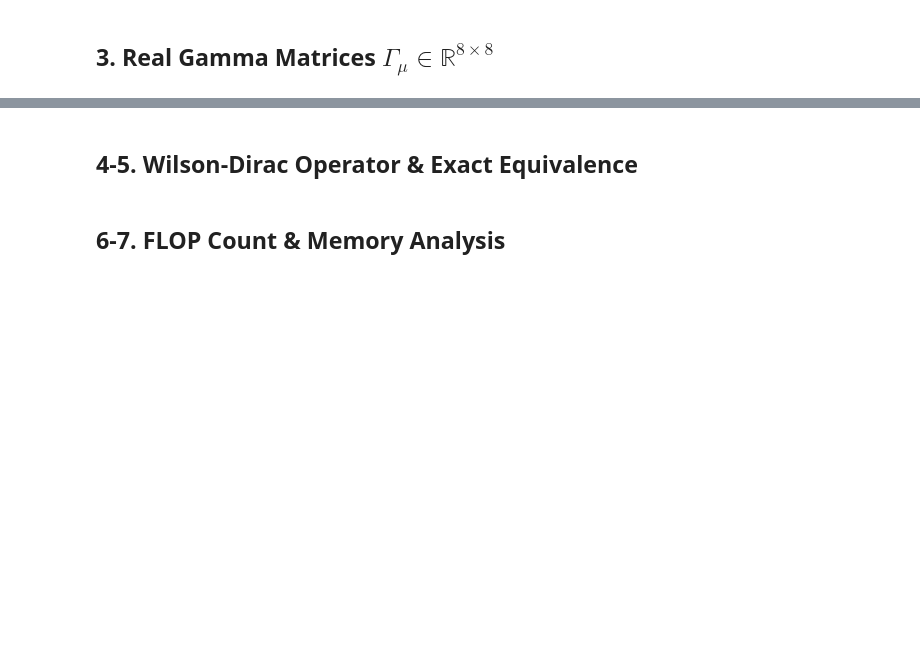
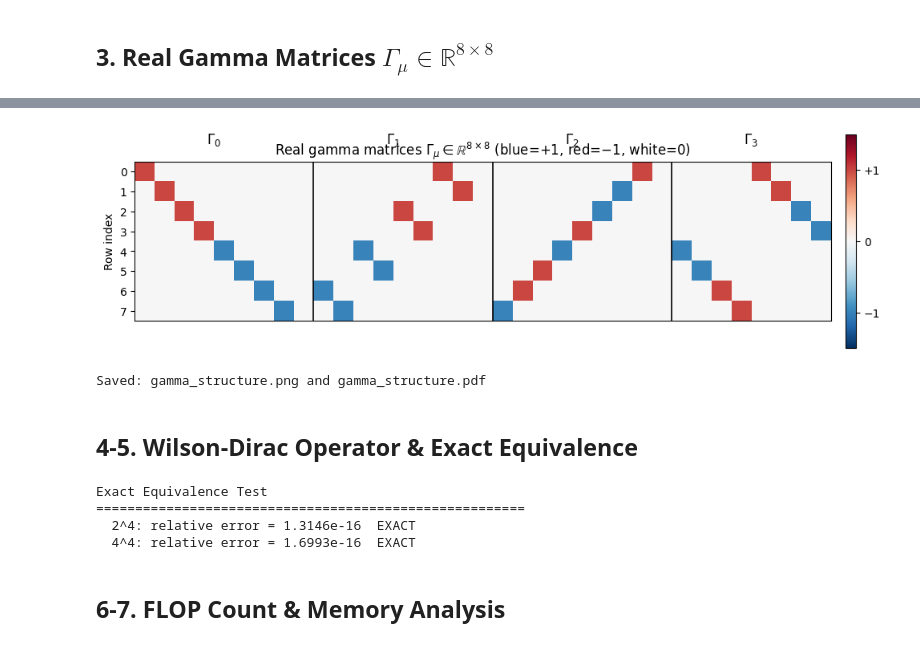
Before and after one commit to mjgpinheiro/Physics_models, a Jupyter notebook: calculations_notebook.ipynb, the cells around one changed output, grey strips where cells are left out. Saved outputs shown, nothing was run; the diff lists cells and outputs as text; code cells hidden in the pictures; blank space fills up the shorter version.

```diff
--- a/calculations_notebook.ipynb
+++ b/calculations_notebook.ipynb
@@ -128,15 +135,13 @@ Gamma = [compute_real_gamma(mu) for mu in range(4)]
 
 print("Real gamma matrices:")
 for mu in range(4):
-    print(f"
-Gamma_{mu} =")
+    print(f"\nGamma_{mu} =")
     print(Gamma[mu].astype(int))
     nnz = np.count_nonzero(np.abs(Gamma[mu]) > 1e-14)
     print(f"  {nnz}/64 nonzero, all in {{-1,0,+1}}")
 
 # Verify Clifford algebra
-print("
-Clifford algebra in R^8:")
+print("\nClifford algebra in R^8:")
 max_err = 0
 for mu in range(4):
     for nu in range(mu, 4):
@@ -146,12 +151,70 @@ for mu in range(4):
 print(f"  Max error: {max_err:.2e}")
 
 P_real_minus = [np.eye(8) - Gamma[mu] for mu in range(4)]
-print("
-Projectors (I-Gamma_mu):")
+print("\nProjectors (I-Gamma_mu):")
 for mu in range(4):
     Pm = P_real_minus[mu]
     nnz = np.count_nonzero(np.abs(Pm) > 1e-14)
     vals = sorted(set(np.round(Pm.flatten(), 10)))
     print(f"  mu={mu}: {nnz}/64 nnz, values={vals}")
-print("
-KEY: entries in {{0,+/-1,2}} -> projections = additions only!")
+print("\nKEY: entries in {{0,+/-1,2}} -> projections = additions only!")
+
+# ============================================================
+# FIGURE: Explicit structure of the real gamma matrices Γ_mu
+# ============================================================
+
+import matplotlib.pyplot as plt
+import numpy as np
+
+# Build a combined matrix for visualization: 4 blocks of 8x8
+# with one empty column between blocks
+combined = np.zeros((8, 35))
+for mu in range(4):
+    combined[:, mu*9:mu*9+8] = Gamma[mu]
+
+fig, ax = plt.subplots(figsize=(10, 3))
+
+im = ax.imshow(
+    combined,
+    cmap="RdBu_r",        # blue = +1, red = -1
+    vmin=-1.5,
+    vmax=1.5,
+    interpolation="nearest",
+    aspect="equal"
+)
+
+# Vertical separators between Γ_mu blocks
+for mu in range(1, 4):
+    ax.axvline(mu*9 - 0.5, color="black", lw=1.2)
+
+# Labels Γ_μ
+for mu in range(4):
+    ax.text(mu*9 + 3.5, -1.2, rf"$\Gamma_{mu}$",
+            ha="center", va="bottom", fontsize=12)
+
+# Axis cleanup
+ax.set_yticks(range(8))
+ax.set_yticklabels(range(8))
+ax.set_xticks([])
+ax.set_ylabel("Row index")
+
+ax.set_title(
+    r"Real gamma matrices $\Gamma_\mu \in \mathbb{R}^{8\times 8}$ "
+    r"(blue=$+1$, red=$-1$, white=$0$)",
+    fontsize=12
+)
+
+# Colorbar (discrete interpretation)
+cbar = fig.colorbar(im, ax=ax, fraction=0.025, pad=0.02)
+cbar.set_ticks([-1, 0, 1])
+cbar.set_ticklabels(["−1", "0", "+1"])
+
+plt.tight_layout()
+
+# Save figures
+plt.savefig("gamma_structure.png", dpi=300, bbox_inches="tight")
+plt.savefig("gamma_structure.pdf", bbox_inches="tight")
+plt.show()
+
+print("Saved: gamma_structure.png and gamma_structure.pdf")
+# %% [output]
@@ -158,3 +238,5 @@ KEY: entries in {{0,+/-1,2}} -> projections = additions only!")
+[figure, added]
+Saved: gamma_structure.png and gamma_structure.pdf
 # %% [markdown]
 ## 4-5. Wilson-Dirac Operator & Exact Equivalence
 # %%
@@ -228,6 +310,11 @@ for dims, label in [((2,2,2,2), "2^4"), ((4,4,4,4), "4^4")]:
         for c in range(Nc): r2c[i,c] = Phi_inv(r2[i,c])
     rel = np.max(np.abs(r1-r2c))/np.max(np.abs(r1))
     print(f"  {label}: relative error = {rel:.4e}  {'EXACT' if rel<1e-13 else 'FAIL'}")
+# %% [output]
+Exact Equivalence Test
+=======================================================
+  2^4: relative error = 1.3146e-16  EXACT
+  4^4: relative error = 1.6993e-16  EXACT
 # %% [markdown]
 ## 6-7. FLOP Count & Memory Analysis
 # %%
```
Also changed, not shown: parts of 6 cells of this notebook.
